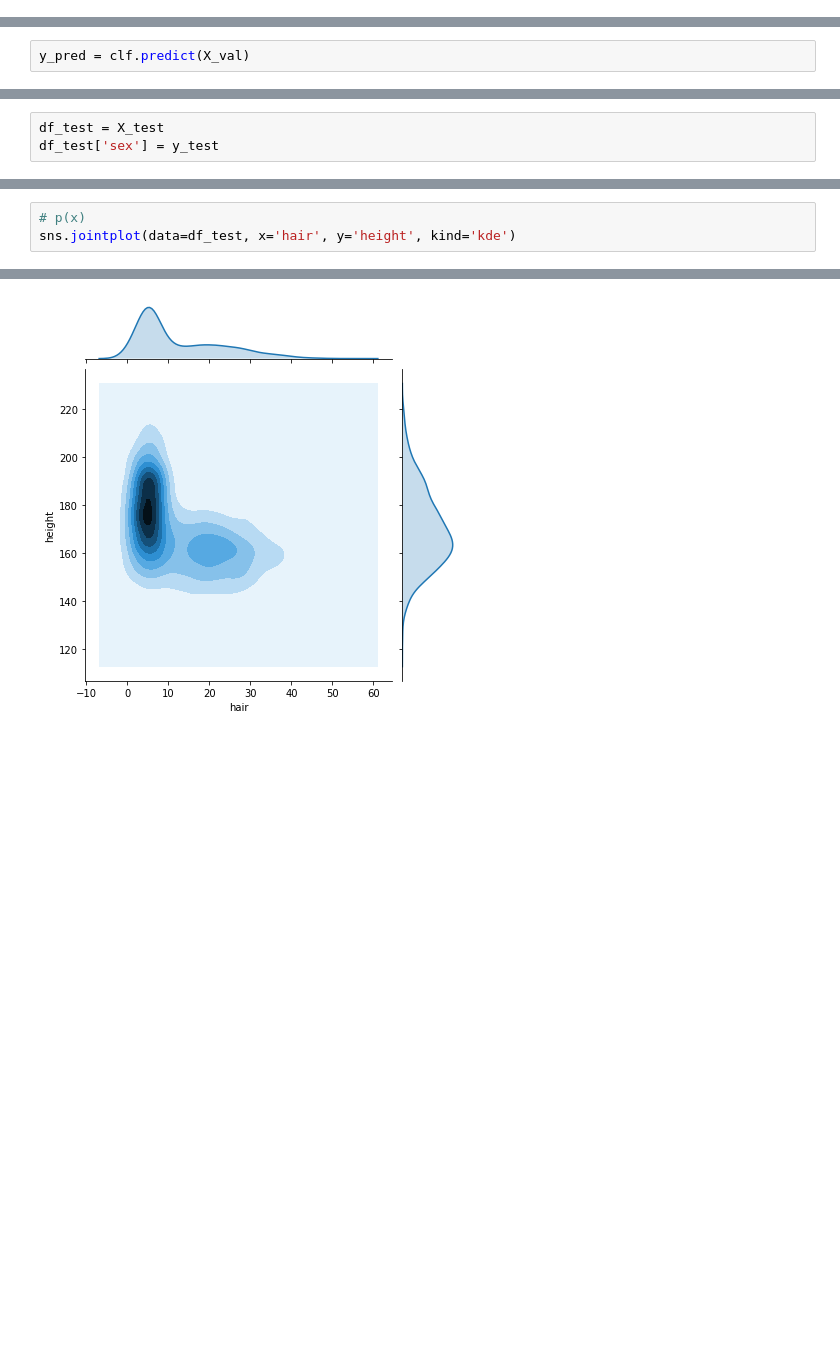
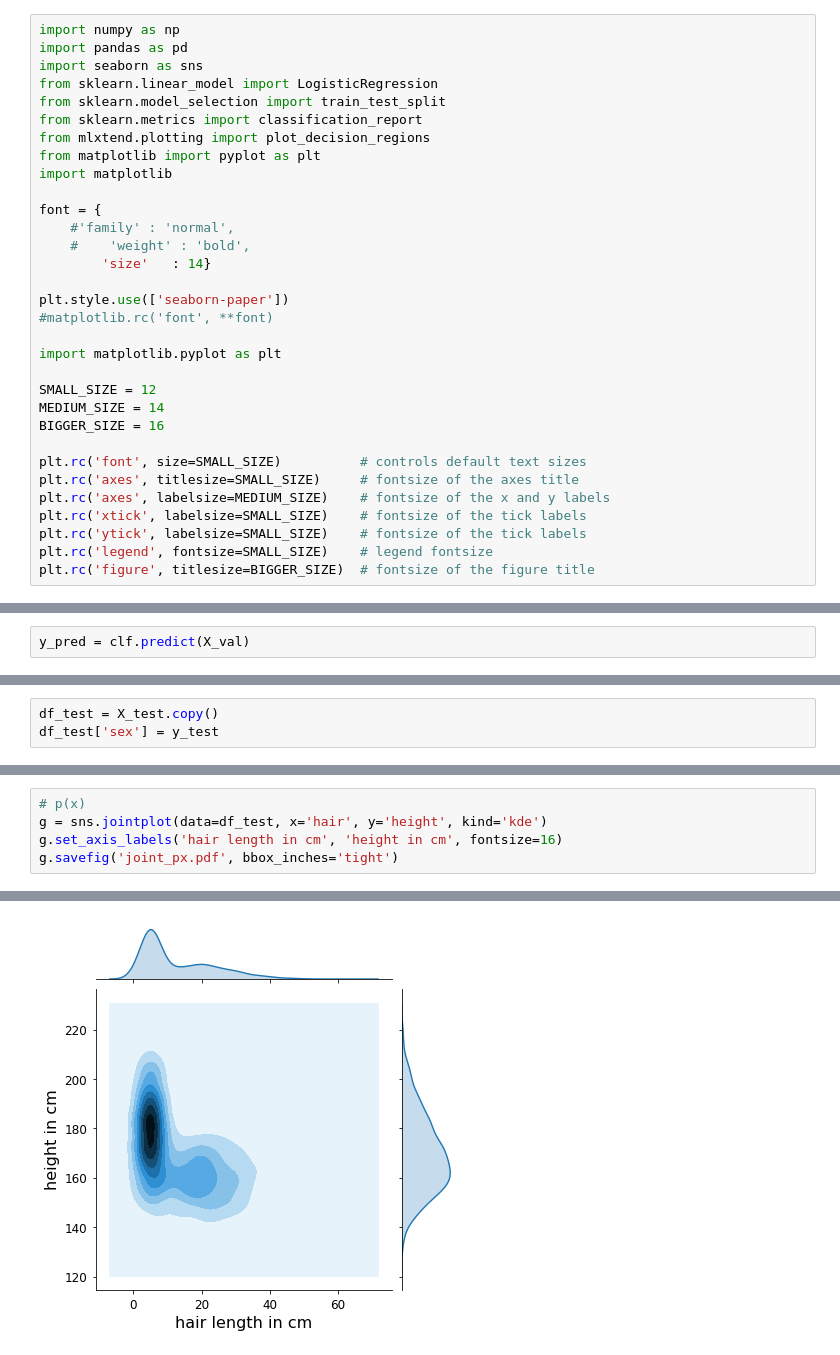
Before and after one commit to Jodahr/learning, a Jupyter notebook: logging/male_or_female.ipynb, the cells around one changed output, grey strips where cells are left out. Drawn from its saved outputs; the diff is of its cells as text; blank space fills up the shorter version.

```diff
--- a/logging/male_or_female.ipynb
+++ b/logging/male_or_female.ipynb
@@ -10,0 +3,32 @@ from mlxtend.plotting import plot_decision_regions
+# %%
+import numpy as np
+import pandas as pd
+import seaborn as sns
+from sklearn.linear_model import LogisticRegression
+from sklearn.model_selection import train_test_split
+from sklearn.metrics import classification_report
+from mlxtend.plotting import plot_decision_regions
+from matplotlib import pyplot as plt
+import matplotlib
+
+font = {
+    #'family' : 'normal',
+    #    'weight' : 'bold',
+        'size'   : 14}
+
+plt.style.use(['seaborn-paper'])
+#matplotlib.rc('font', **font)
+
+import matplotlib.pyplot as plt
+
+SMALL_SIZE = 12
+MEDIUM_SIZE = 14
+BIGGER_SIZE = 16
+
+plt.rc('font', size=SMALL_SIZE)          # controls default text sizes
+plt.rc('axes', titlesize=SMALL_SIZE)     # fontsize of the axes title
+plt.rc('axes', labelsize=MEDIUM_SIZE)    # fontsize of the x and y labels
+plt.rc('xtick', labelsize=SMALL_SIZE)    # fontsize of the tick labels
+plt.rc('ytick', labelsize=SMALL_SIZE)    # fontsize of the tick labels
+plt.rc('legend', fontsize=SMALL_SIZE)    # legend fontsize
+plt.rc('figure', titlesize=BIGGER_SIZE)  # fontsize of the figure title
@@ -101,3 +137,3 @@ weighted avg       0.93      0.93      0.93      2400
 # %%
-df_test = X_test
+df_test = X_test.copy()
 df_test['sex'] = y_test
@@ -109,4 +140,6 @@ See the caveats in the documentation: http://pandas.pydata.org/pandas-docs/stabl
 # %%
 # p(x)
-sns.jointplot(data=df_test, x='hair', y='height', kind='kde')
+g = sns.jointplot(data=df_test, x='hair', y='height', kind='kde')
+g.set_axis_labels('hair length in cm', 'height in cm', fontsize=16)
+g.savefig('joint_px.pdf', bbox_inches='tight')
 # %% [output]
@@ -114 +146 @@ sns.jointplot(data=df_test, x='hair', y='height', kind='kde')
-[figure, old version]
+[figure, new version]
```
Also changed, not shown: parts of 24 cells of this notebook.
